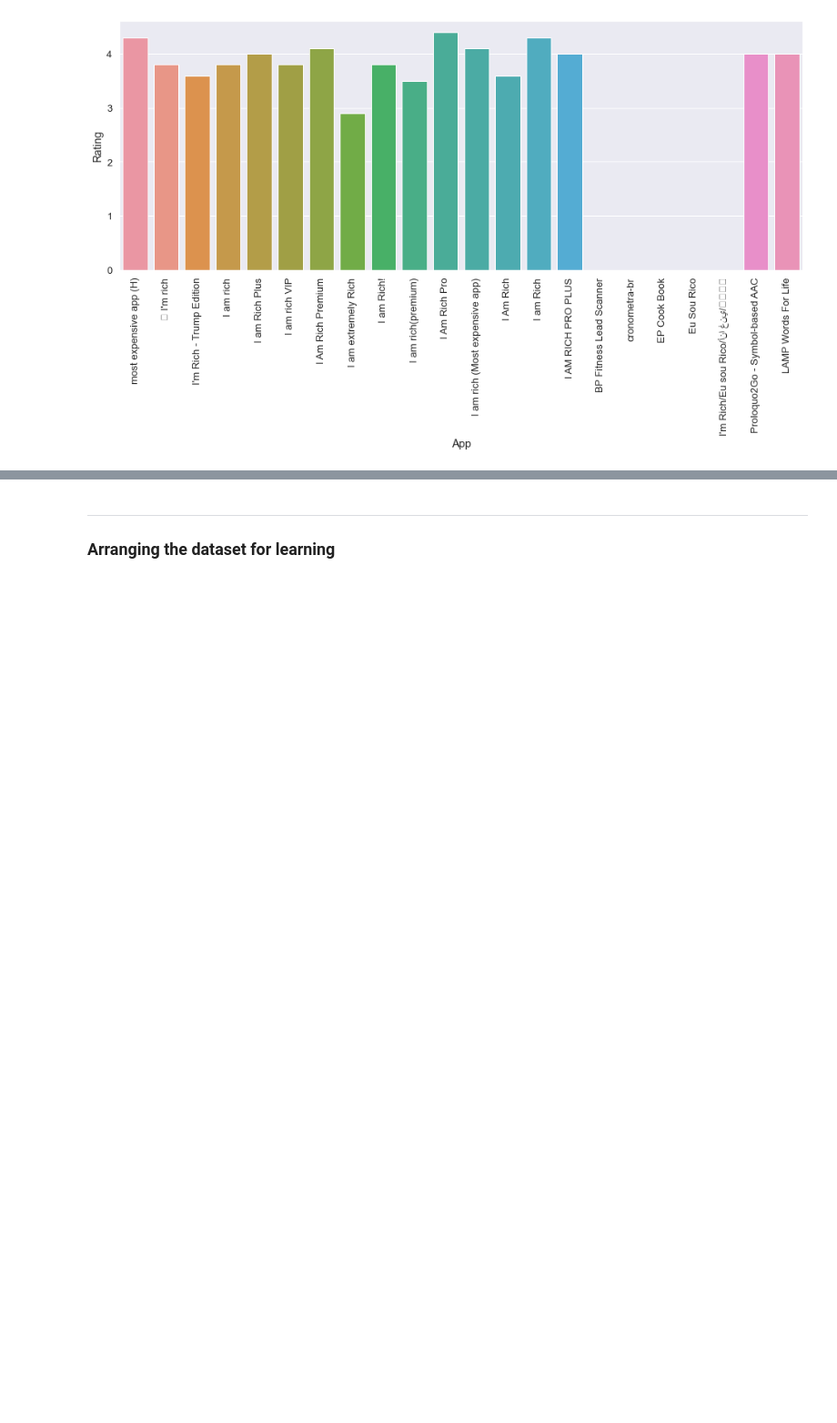
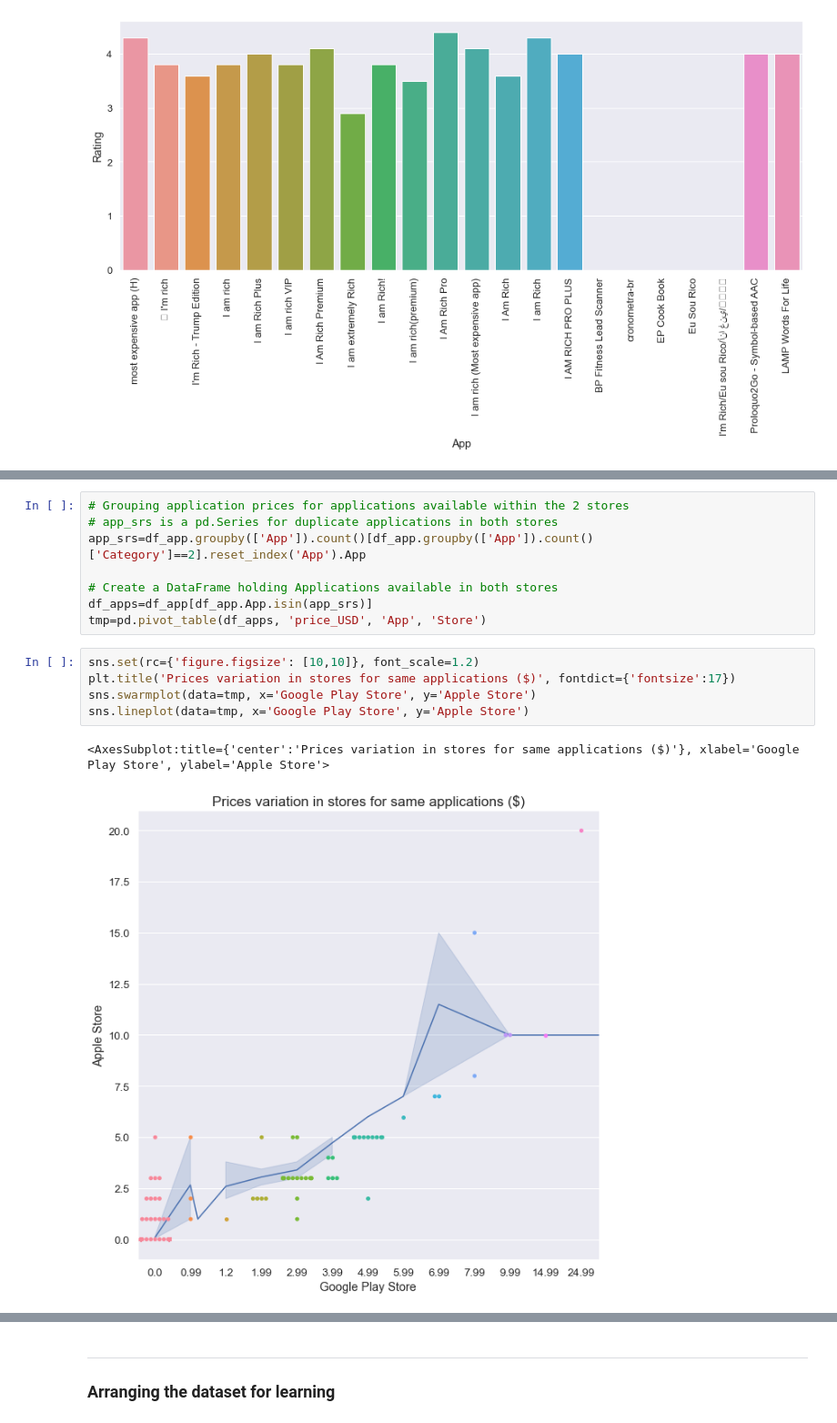
Before and after one commit to AmerTaha1/Fri-Group, a Jupyter notebook: ShadyBartakh/Data Analysis Project/Project.ipynb, the cells around one changed output, grey strips where cells are left out. Shown at 91% size. Cells and saved outputs as stored; diff of their text form; blank space fills up the shorter version.

```diff
--- a/ShadyBartakh/Data Analysis Project/Project.ipynb
+++ b/ShadyBartakh/Data Analysis Project/Project.ipynb
@@ -570,0 +608,16 @@ sns.barplot(x='App', y='Rating', data=df_app[df_app.price_USD>100])
+# %%
+# Grouping application prices for applications available within the 2 stores
+# app_srs is a pd.Series for duplicate applications in both stores
+app_srs=df_app.groupby(['App']).count()[df_app.groupby(['App']).count()['Category']==2].reset_index('App').App
+
+# Create a DataFrame holding Applications available in both stores
+df_apps=df_app[df_app.App.isin(app_srs)]
+tmp=pd.pivot_table(df_apps, 'price_USD', 'App', 'Store')
+# %%
+sns.set(rc={'figure.figsize': [10,10]}, font_scale=1.2)
+plt.title('Prices variation in stores for same applications ($)', fontdict={'fontsize':17})
+sns.swarmplot(data=tmp, x='Google Play Store', y='Apple Store')
+sns.lineplot(data=tmp, x='Google Play Store', y='Apple Store')
+# %% [output]
+<AxesSubplot:title={'center':'Prices variation in stores for same applications ($)'}, xlabel='Google Play Store', ylabel='Apple Store'>
+[figure, added]
```
Also changed, not shown: parts of 22 cells of this notebook, 3 other files.
